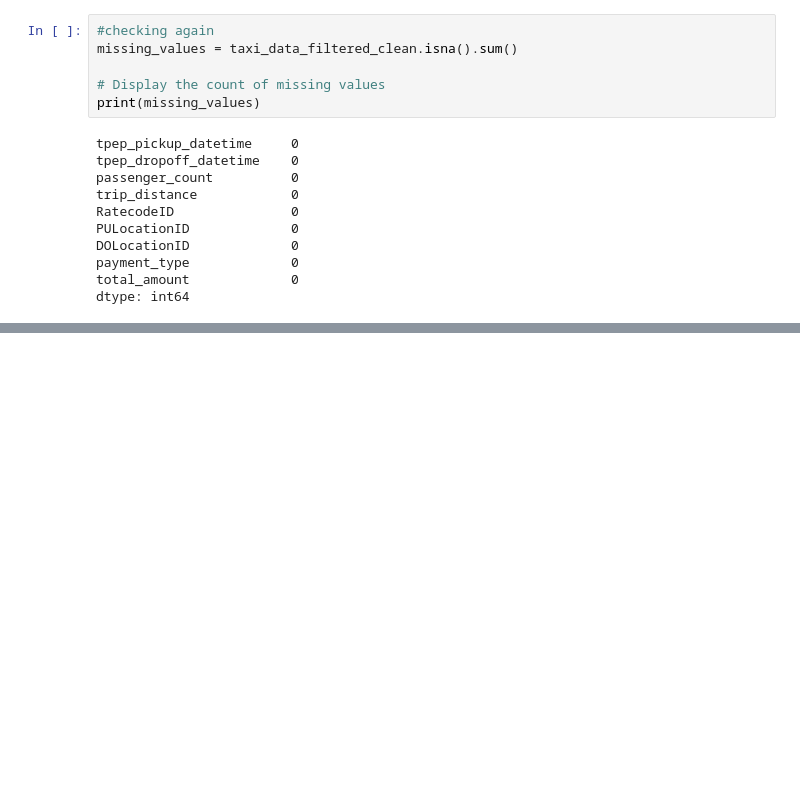
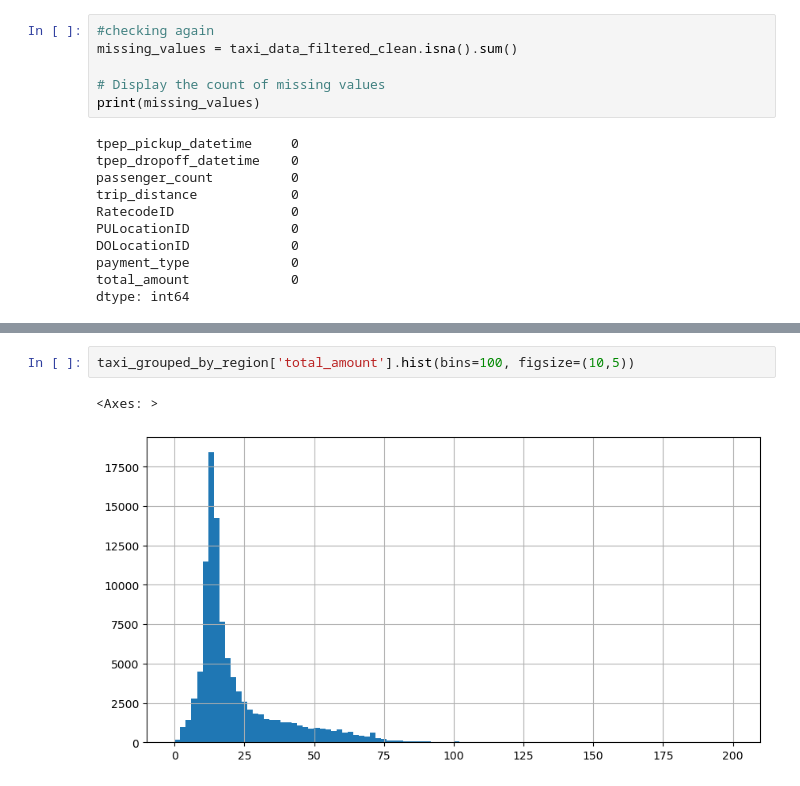
Before and after one commit to SiddhiPatwardhan/New-York-Taxi-Analysis, a Jupyter notebook: Presentable Notebook.ipynb, the cells around one changed output, grey strips where cells are left out. Cells and saved outputs as stored; diff of their text form; blank space fills up the shorter version.

```diff
--- a/Presentable Notebook.ipynb
+++ b/Presentable Notebook.ipynb
@@ -226,0 +353,5 @@ dtype: int64
+# %%
+taxi_grouped_by_region['total_amount'].hist(bins=100, figsize=(10,5))
+# %% [output]
+<Axes: >
+[figure, added]
```
Also changed, not shown: parts of 18 cells of this notebook.
